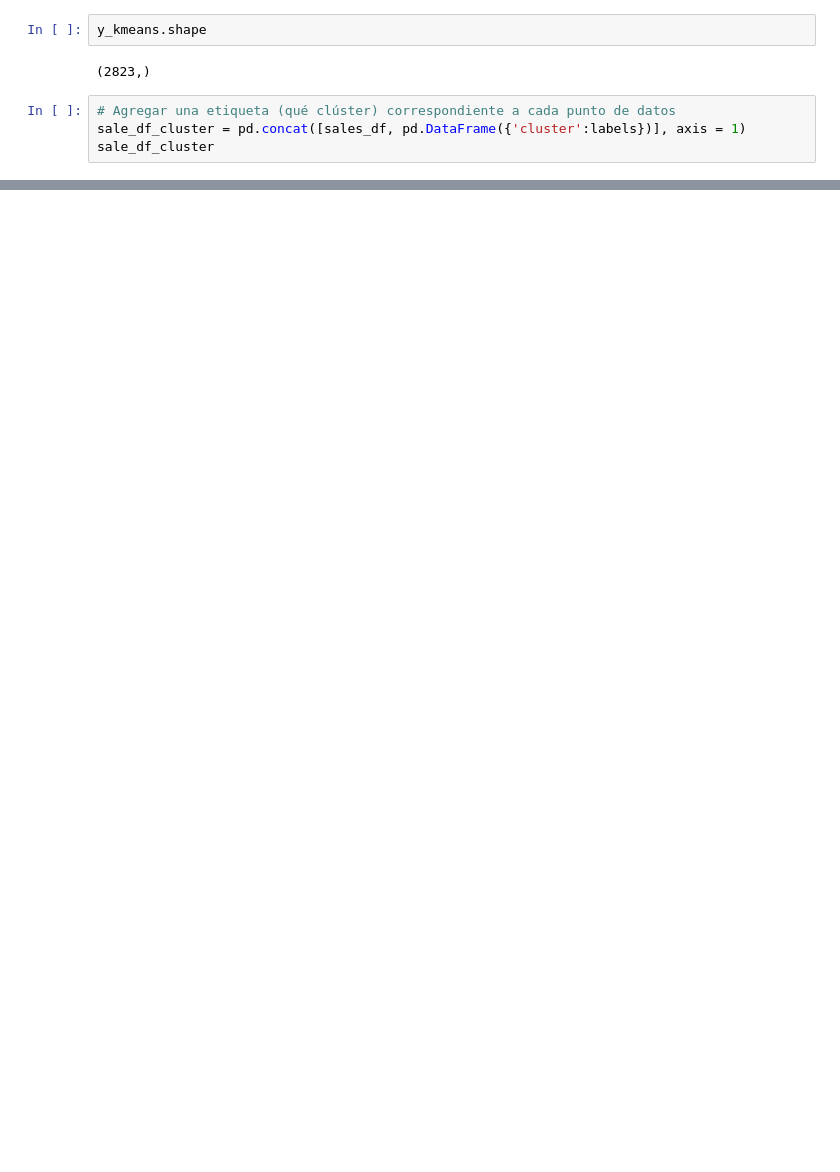
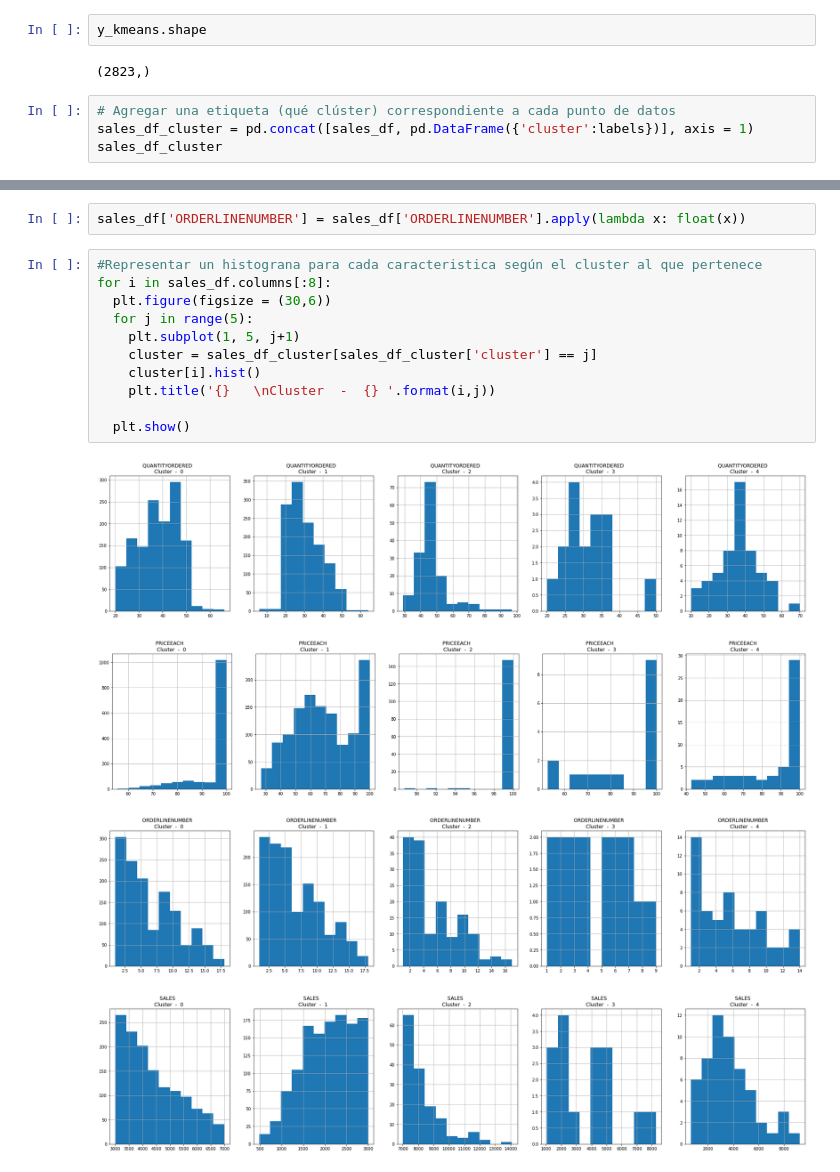
Before and after one commit to sergioarnold87/Marketing-Inteligencia_Artificial, a Jupyter notebook: Marketing_I_A.ipynb, the cells around one changed output, grey strips where cells are left out. Drawn from its saved outputs; the diff is of its cells as text; blank space fills up the shorter version.

Commit message:
Se representó en un histograma cada característica según el clúster al que pertenece.

```diff
--- a/Marketing_I_A.ipynb
+++ b/Marketing_I_A.ipynb
@@ -622,7 +622,7 @@ y_kmeans.shape
 (2823,)
 # %%
 # Agregar una etiqueta (qué clúster) correspondiente a cada punto de datos
-sale_df_cluster = pd.concat([sales_df, pd.DataFrame({'cluster':labels})], axis = 1)
-sale_df_cluster
+sales_df_cluster = pd.concat([sales_df, pd.DataFrame({'cluster':labels})], axis = 1)
+sales_df_cluster
 # %% [output]
 |  | QUANTITYORDERED | PRICEEACH | ORDERLINENUMBER | SALES | MONTH_ID | YEAR_ID | MSRP | PRODUCTCODE | ... |
@@ -640 +640,19 @@ sale_df_cluster
 2823 rows × 38 columns
+# %%
+sales_df['ORDERLINENUMBER'] = sales_df['ORDERLINENUMBER'].apply(lambda x: float(x))
+# %%
+#Representar un histograna para cada caracteristica según el cluster al que pertenece
+for i in sales_df.columns[:8]:
+  plt.figure(figsize = (30,6))
+  for j in range(5):
+    plt.subplot(1, 5, j+1)
+    cluster = sales_df_cluster[sales_df_cluster['cluster'] == j]
+    cluster[i].hist()
+    plt.title('{}   \nCluster  -  {} '.format(i,j))
+
+  plt.show()
+# %% [output]
+[figure, added]
+[figure, added]
+[figure, added]
+[figure, added]
```
Also changed, not shown: parts of 7 cells of this notebook.
